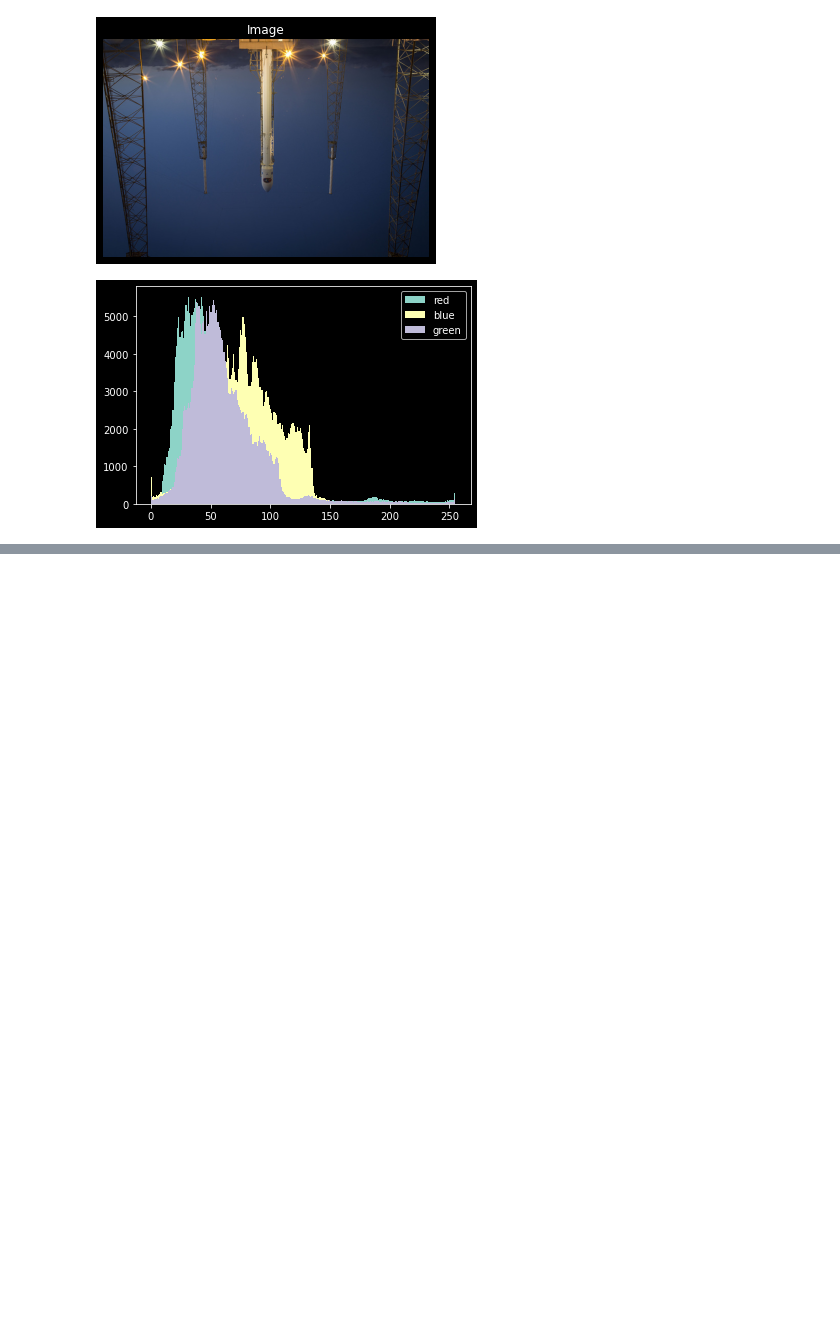
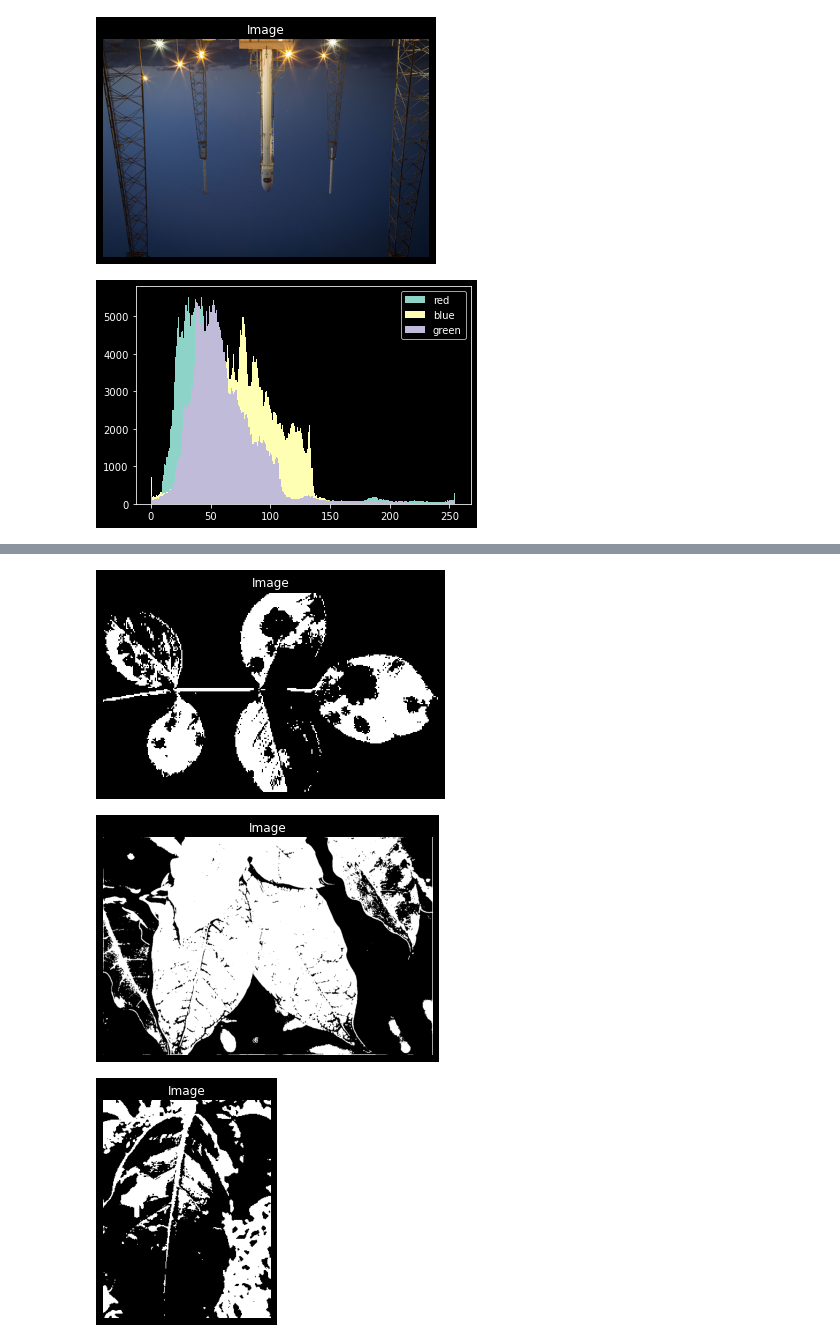
Before and after one commit to renan-lemes/python_labs, a Jupyter notebook: ProcessingImage/img.ipynb, the cells around one changed output, grey strips where cells are left out. Saved outputs shown, nothing was run; the diff lists cells and outputs as text; code cells hidden in the pictures; blank space fills up the shorter version.

```diff
--- a/ProcessingImage/img.ipynb
+++ b/ProcessingImage/img.ipynb
@@ -74,0 +109,16 @@ plt.show()
+# %%
+# binary global
+thresh_leaf_normal = threshold_otsu(img_peste_gray)
+thresh_leaf_cafe = threshold_otsu(img_normal_cafe_gray)
+thresh_leaf_cafe_pest = threshold_otsu(img_peste_cafe_gray)
+binary1 = img_peste_gray > thresh_leaf_normal
+binary2 = img_normal_cafe_gray > thresh_leaf_cafe
+binary3 = img_peste_cafe_gray >  thresh_leaf_cafe_pest
+# %%
+show_image(binary1)
+show_image(binary2)
+show_image(binary3)
+# %% [output]
+[figure, added]
+[figure, added]
+[figure, added]
```
Also changed, not shown: parts of 11 cells of this notebook.
